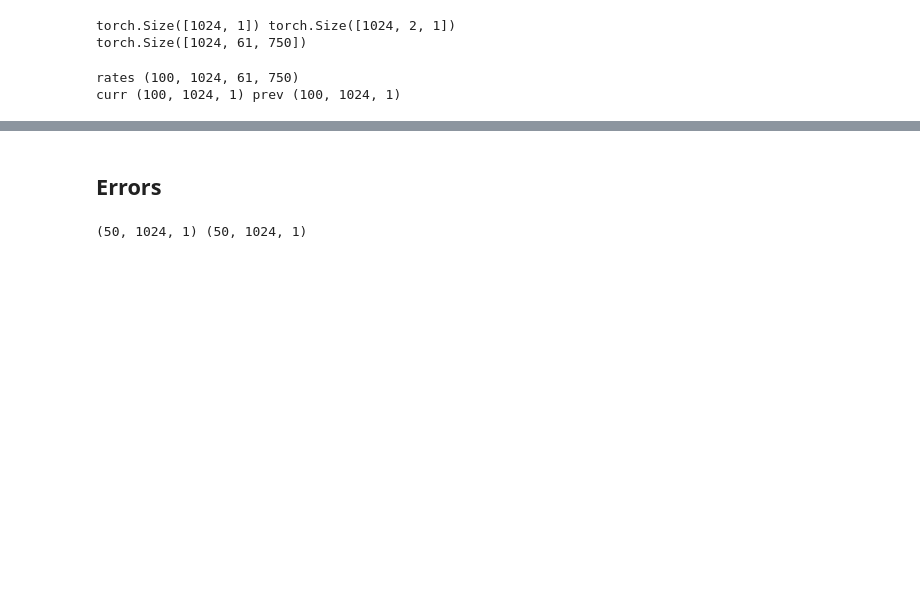
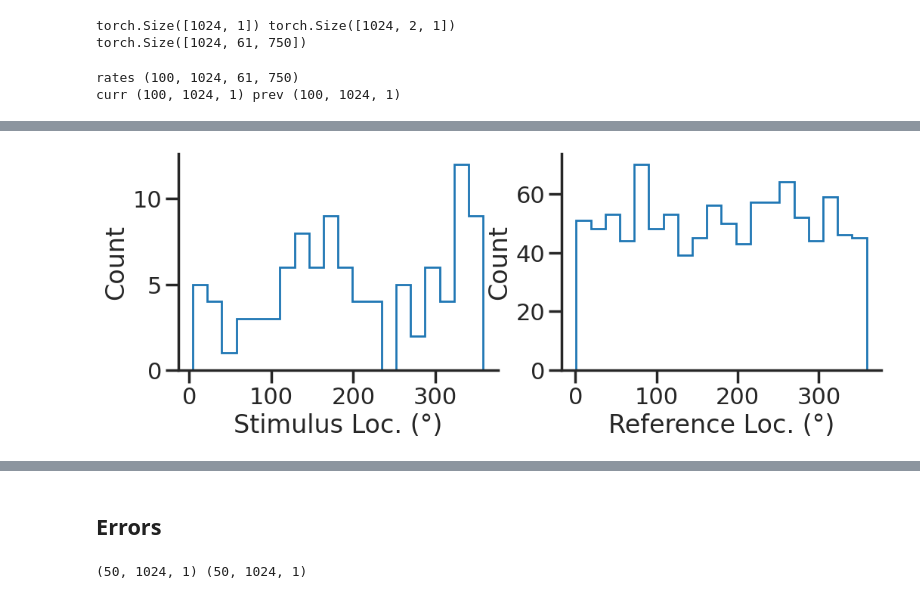
Before and after one commit to kostas-chatzi/NeuroFlame, a Jupyter notebook: notebooks/bodr/biased_odr_seq_serial_bias.ipynb, the cells around one changed output, grey strips where cells are left out. Saved outputs shown, nothing was run; the diff lists cells and outputs as text; code cells hidden in the pictures; blank space fills up the shorter version.

```diff
--- a/notebooks/bodr/biased_odr_seq_serial_bias.ipynb
+++ b/notebooks/bodr/biased_odr_seq_serial_bias.ipynb
@@ -159,7 +160,7 @@ kwargs = {
     'T_STIM_ON': [1.0, 5.0],
     'T_STIM_OFF': [2.0, 6.0],
 
-    'Jab': [1.0, -1.3, 1, -1],
+    'Jab': [1.0, -1.4, 1, -1],
     'I0': [0.5, -2.0],
     'PHI0': [180.0, 180],
     'SIGMA0': [2.0, 0.0],
@@ -180,17 +181,17 @@ kwargs = {
     'TAU_REC': [0.2, 0.2, 0.2, 0.1],
     'W_STP': [1.0, 3.0, 4.0, 1.0],
 
-    'IF_NMDA': 0,
+    'IF_NMDA': 1,
     'R_NMDA': 1.0,
-    'TAU_NMDA': [2.0, 2.0],
+    'TAU_NMDA': [0.5, 0.5],
 
     'IF_FF_ADAPT': 0,
     'A_FF_ADAPT': 1.0,
     'TAU_FF_ADAPT': 100.0,
 
     'IF_ADAPT': 1,
-    'A_ADAPT': 1.0,
-    'TAU_ADAPT': 150.0,
+    'A_ADAPT': 1.5,
+    'TAU_ADAPT': 100.0,
 }
 # %%
 REPO_ROOT = "/home/leon/models/NeuroFlame"
@@ -211,6 +214,6 @@ model = Network(conf_name, REPO_ROOT, VERBOSE=0, DEVICE=DEVICE, SEED=seed, N_BAT
 EE post 0 pre 0 Jab tensor(0.0632, device='cuda:1') torch.Size([750, 750])
 # %%
-model_state_dict = torch.load('../models/odr/odr_%d.pth' % seed)
+model_state_dict = torch.load('../models/odr_%d.pth' % seed)
 model.load_state_dict(model_state_dict);
 model.eval();
 # %%
@@ -283,7 +286,7 @@ ax[0].hist(curr_list[:, 0, 0] * 180 / np.pi, bins=20, histtype='step')
 ax[0].set_xlabel('Stimulus Loc. (°)')
 ax[0].set_ylabel('Count')
 
-ax[1].hist(reference[:, 0] * 180.0 / np.pi, bins=20, histtype='step')
+ax[1].hist(reference[:, 0] , bins=20, histtype='step')
 ax[1].set_xlabel('Reference Loc. (°)')
 ax[1].set_ylabel('Count')
 
@@ -293,3 +295,4 @@ plt.show()
+[figure, added]
 # %%
 fig, ax = plt.subplots(1, 1, figsize=[2.5*width, height])
 
```
Also changed, not shown: parts of 12 cells of this notebook, 2 other files.
